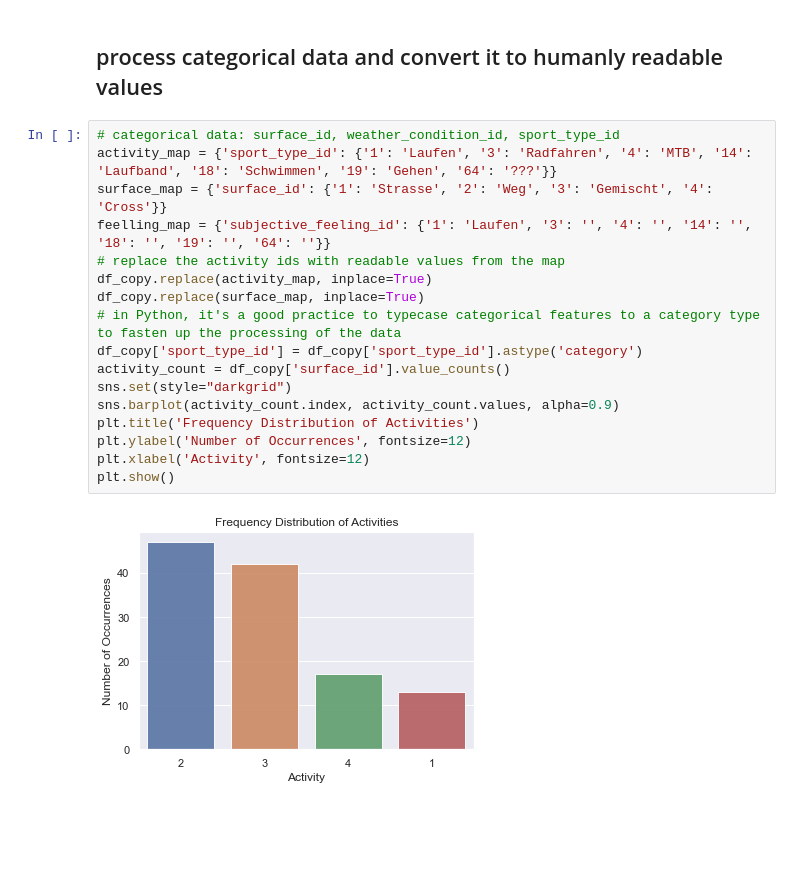
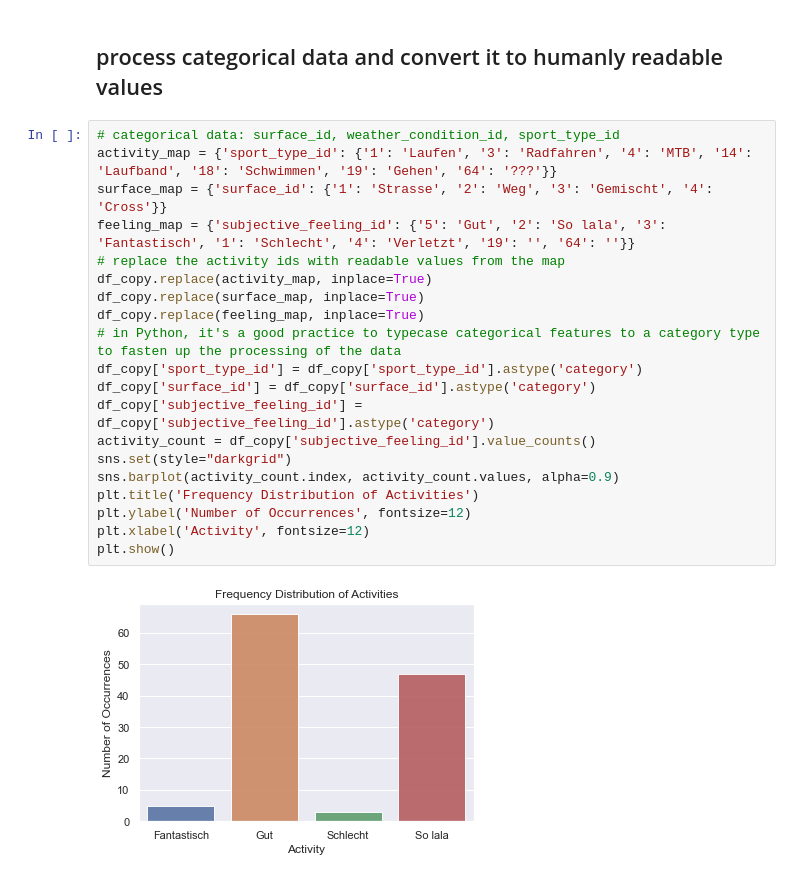
Before and after one commit to mweil372/jupyter-notebooks, a Jupyter notebook: runtastic.ipynb, the cells around one changed output. Saved outputs shown, nothing was run; the diff lists cells and outputs as text; blank space fills up the shorter version.

```diff
--- a/runtastic.ipynb
+++ b/runtastic.ipynb
@@ -105,19 +105,22 @@ df_copy['month'] = df_copy['start_date'].dt.month
 # %%
 # categorical data: surface_id, weather_condition_id, sport_type_id
 activity_map = {'sport_type_id': {'1': 'Laufen', '3': 'Radfahren', '4': 'MTB', '14': 'Laufband', '18': 'Schwimmen', '19': 'Gehen', '64': '???'}}
 surface_map = {'surface_id': {'1': 'Strasse', '2': 'Weg', '3': 'Gemischt', '4': 'Cross'}}
-feelling_map = {'subjective_feeling_id': {'1': 'Laufen', '3': '', '4': '', '14': '', '18': '', '19': '', '64': ''}}
+feeling_map = {'subjective_feeling_id': {'5': 'Gut', '2': 'So lala', '3': 'Fantastisch', '1': 'Schlecht', '4': 'Verletzt', '19': '', '64': ''}}
 # replace the activity ids with readable values from the map
 df_copy.replace(activity_map, inplace=True)
 df_copy.replace(surface_map, inplace=True)
+df_copy.replace(feeling_map, inplace=True)
 # in Python, it's a good practice to typecase categorical features to a category type to fasten up the processing of the data
 df_copy['sport_type_id'] = df_copy['sport_type_id'].astype('category')
-activity_count = df_copy['surface_id'].value_counts()
+df_copy['surface_id'] = df_copy['surface_id'].astype('category')
+df_copy['subjective_feeling_id'] = df_copy['subjective_feeling_id'].astype('category')
+activity_count = df_copy['subjective_feeling_id'].value_counts()
 sns.set(style="darkgrid")
 sns.barplot(activity_count.index, activity_count.values, alpha=0.9)
 plt.title('Frequency Distribution of Activities')
 plt.ylabel('Number of Occurrences', fontsize=12)
 plt.xlabel('Activity', fontsize=12)
 plt.show()
 # %% [output]
-[figure, old version]
+[figure, new version]
```
Also changed, not shown: parts of 2 cells of this notebook.
